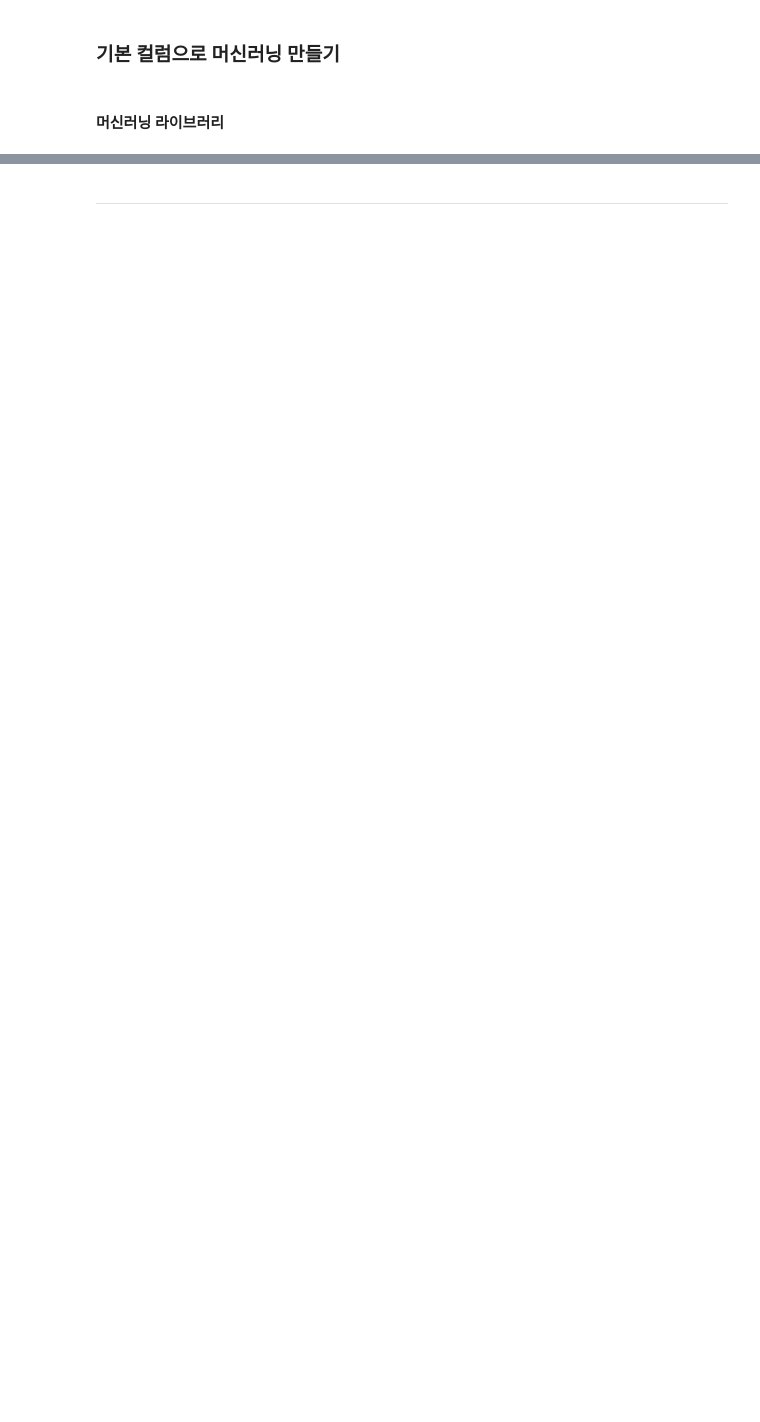
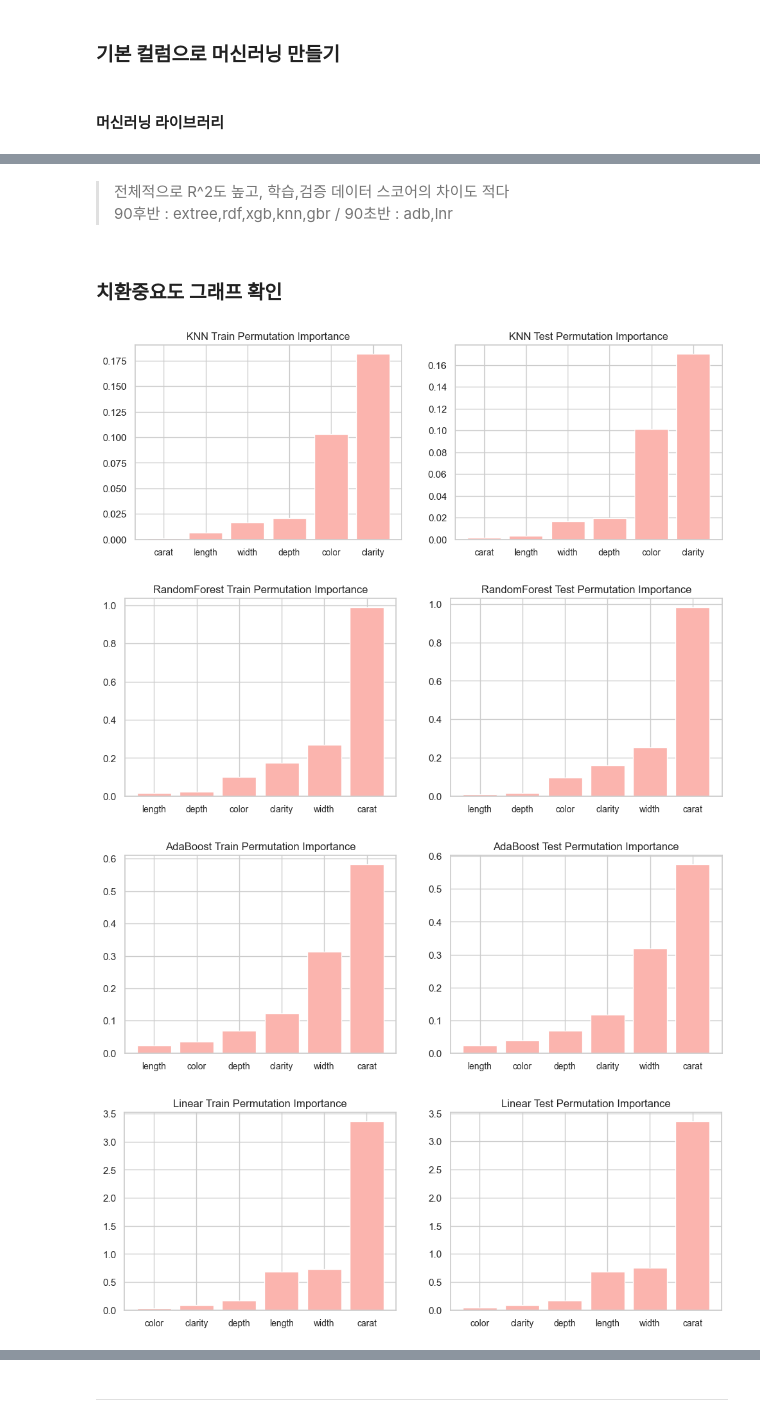
Before and after one commit to monargent0/TJPythonClass, a Jupyter notebook: TeamProject/다이아몬드정리.ipynb, the cells around one changed output, grey strips where cells are left out. Cells and saved outputs as stored; diff of their text form; code cells hidden in the pictures; blank space fills up the shorter version.

```diff
--- a/TeamProject/다이아몬드정리.ipynb
+++ b/TeamProject/다이아몬드정리.ipynb
@@ -1002,0 +1102,4 @@ plt.show()
+# %%
+train_input.drop(['table','totaldepth','cut'] , axis=1 , inplace= True)
+val_input.drop(['table','totaldepth','cut'] , axis=1 , inplace= True)
+test_input.drop(['table','totaldepth','cut'] , axis=1 , inplace= True)
@@ -1002,0 +1108,28 @@ plt.show()
+# %%
+# knn
+knr = KNeighborsRegressor( n_neighbors= 3 , weights='uniform', algorithm='auto', p = 1 )
+knr.fit(train_input , train_target)
+
+# RandomForest
+rdf = RandomForestRegressor(n_jobs=-1 , random_state=42)
+rdf.fit(train_input, train_target)
+
+# AdaBoost
+adb = AdaBoostRegressor(random_state=42)
+adb.fit(train_input, train_target)
+
+# LinearRegression
+lnr = LinearRegression()
+lnr.fit(train_input, train_target)
+
+# XGBRegressor
+xgb = XGBRegressor()
+xgb.fit(train_input, train_target)
+
+# ExtraTreesRegressor
+extree = ExtraTreesRegressor(n_jobs=-1, random_state=42)
+extree.fit(train_input, train_target)
+
+# GradientBoostingRegressor
+gbr = GradientBoostingRegressor(random_state=42 )
+gbr.fit(train_input, train_target)
@@ -1002,0 +1160,18 @@ plt.show()
+# %% [markdown]
+> 전체적으로 R^2도 높고, 학습,검증 데이터 스코어의 차이도 적다
+> 90후반 : extree,rdf,xgb,knn,gbr / 90초반 : adb,lnr
+# %% [markdown]
+### 치환중요도 그래프 확인
+# %%
+plot_permutation_importance(knr , "KNN")
+plot_permutation_importance(rdf , "RandomForest")
+plot_permutation_importance(adb , "AdaBoost")
+plot_permutation_importance(lnr , "Linear")
+plot_permutation_importance(xgb , "XGB")
+plot_permutation_importance(extree , "ExtraTrees")
+plot_permutation_importance(gbr , "GradientBoosting")
+# %% [output]
+[figure, added]
+[figure, added]
+[figure, added]
+[figure, added]
```
Also changed, not shown: parts of 100 cells of this notebook.
